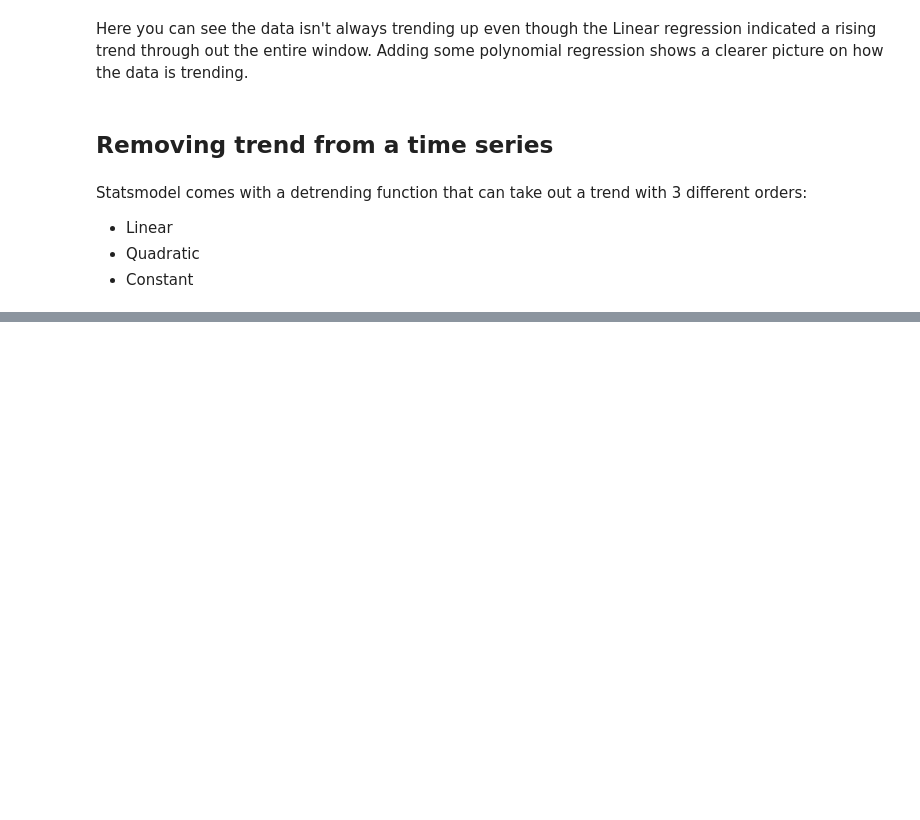
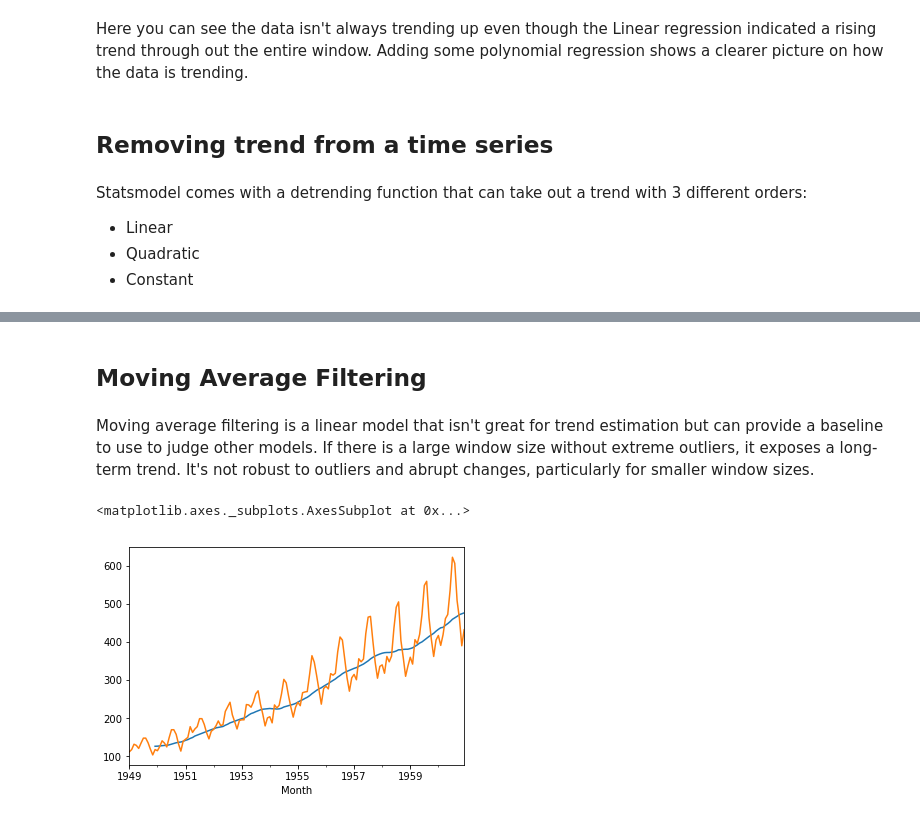
Before and after one commit to mbeale/time_series, a Jupyter notebook: Trend.ipynb, the cells around one changed output, grey strips where cells are left out. Drawn from its saved outputs; the diff is of its cells as text; code cells hidden in the pictures; blank space fills up the shorter version.

```diff
--- a/Trend.ipynb
+++ b/Trend.ipynb
@@ -142,0 +152,12 @@ ax.legend()
+# %% [markdown]
+## Moving Average Filtering
+# %% [markdown]
+Moving average filtering is a linear model that isn't great for trend estimation but can provide a baseline to use to judge other models.  If there is a large window size without extreme outliers, it exposes a long-term trend.  It's not robust to outliers and abrupt changes, particularly for smaller window sizes.
+# %%
+window = 12 #the larger the window, the more robust to outliers it will be
+average_signal = df.rolling(window).mean()
+average_signal.plot()
+df.plot()
+# %% [output]
+<matplotlib.axes._subplots.AxesSubplot at 0x...>
+[figure, added]
```
Also changed, not shown: parts of 19 cells of this notebook, 1 other file.
